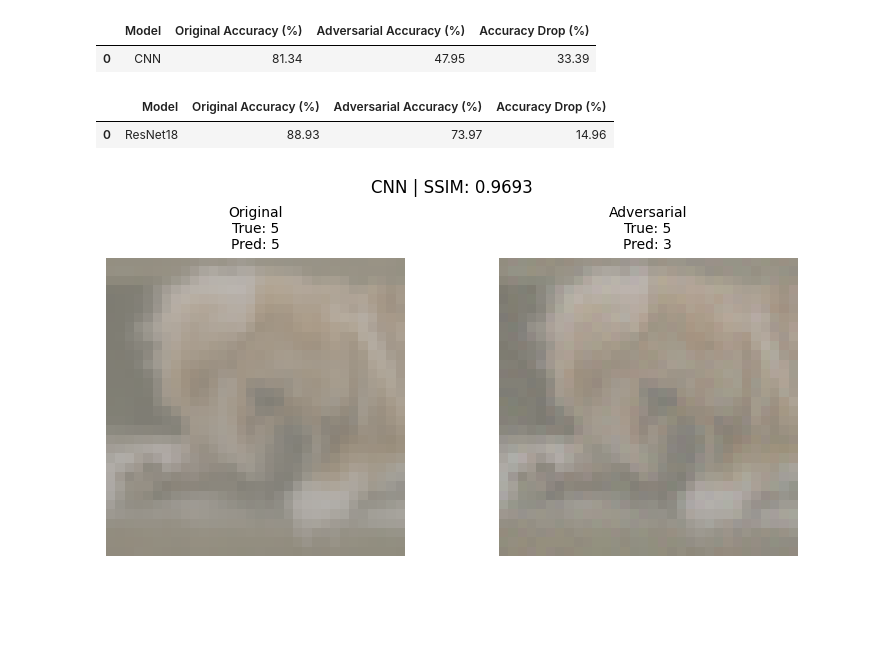
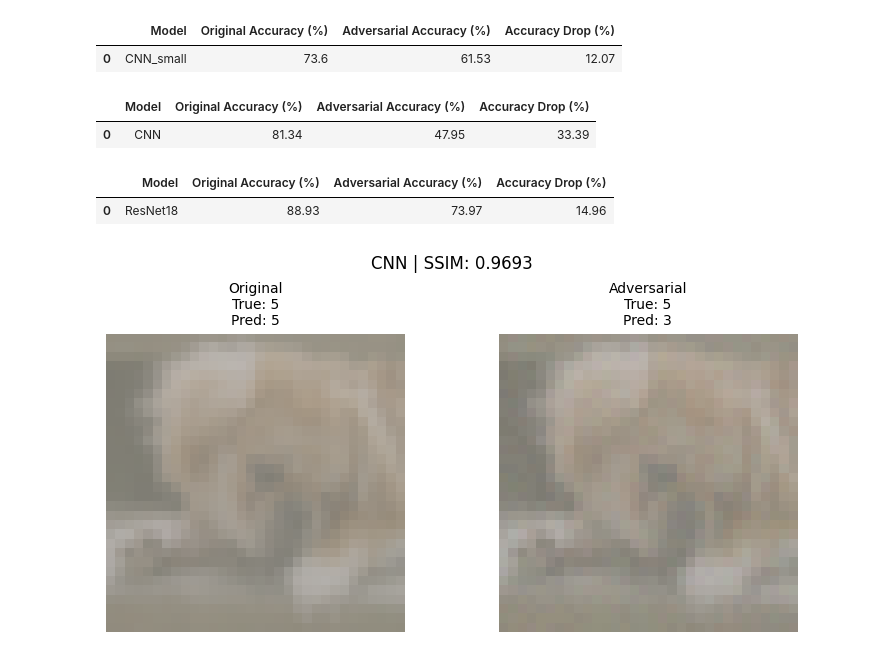
Before and after one commit to natsuki0720/adversarial-perturbation-baselines, a Jupyter notebook: notebooks/eval_fgsm.ipynb, the cells around one changed output. Cells and saved outputs as stored; diff of their text form; code cells hidden in the pictures; blank space fills up the shorter version.

```diff
--- a/notebooks/eval_fgsm.ipynb
+++ b/notebooks/eval_fgsm.ipynb
@@ -14,8 +14,6 @@ from utils.evaluate_fgsm_functions import *
 from utils.load_models import set_device, get_CNN,get_resnet,get_CNN_small
 # %%
 device = set_device()
-
-
 
 fgsm_paths = {
     "CNN": "../attacks/fgsm/cifar10_fgsm_attack_byCNN.pt",
@@ -24,9 +22,15 @@ fgsm_paths = {
 }
 
 fgsm = fgsm_paths["CNN_small"]     #任意の敵対事例(fgsm)を指定
-
+cnn_small = get_CNN_small().to(device)
 cnn = get_CNN().to(device)
 resnet = get_resnet().to(device)
+# %%
+# 全体の精度を確認(CNN_small)
+display(evaluate_accuracy_on_adv(cnn_small, fgsm, device=device,model_name="CNN_small"))
+# %% [output]
+|  | Model | Original Accuracy (%) | Adversarial Accuracy (%) | Accuracy Drop (%) |
+| 0 | CNN_small | 73.6 | 61.53 | 12.07 |
 # %%
 # 全体の精度を確認(CNN)
 display(evaluate_accuracy_on_adv(cnn, fgsm, device=device,model_name="CNN"))
```
Also changed, not shown: 6 other files.
